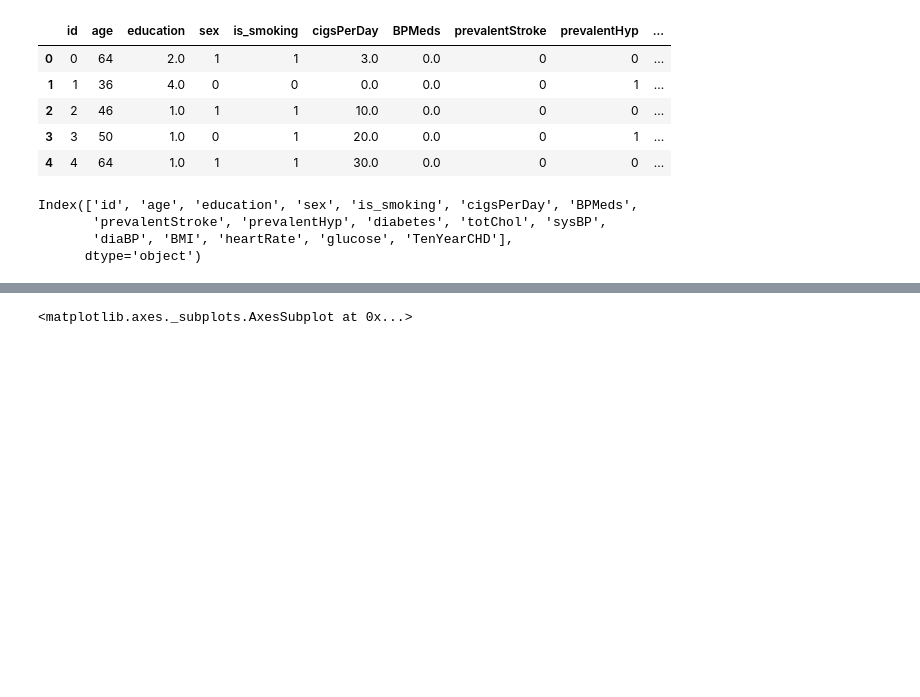
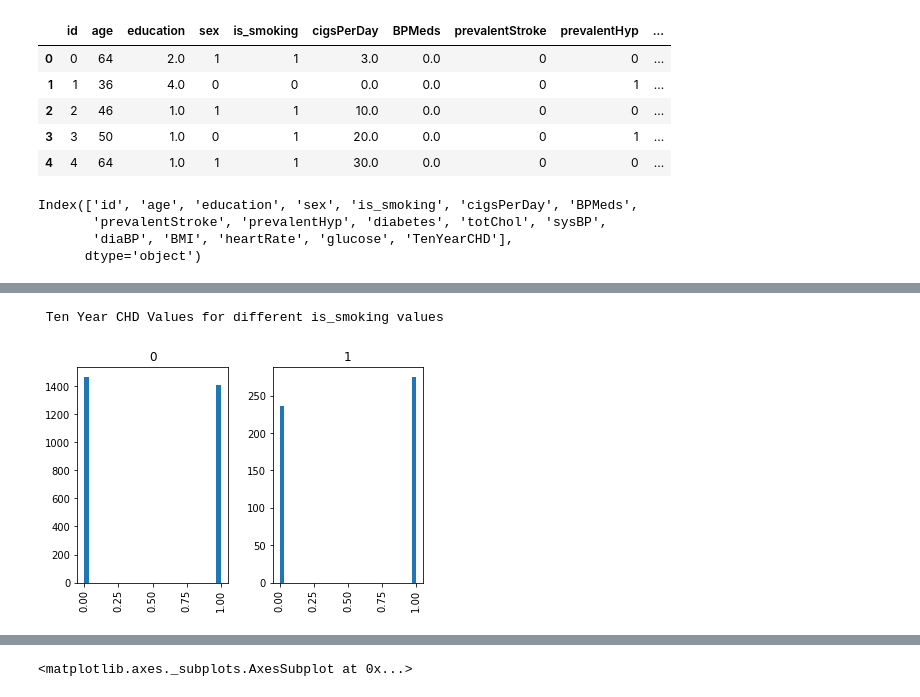
Before and after one commit to SAKSHIDHYANI/Cardiovascular-Risk-Prediction, a Jupyter notebook: Cardiovascular_Risk_Prediction.ipynb, the cells around one changed output, grey strips where cells are left out. Drawn from its saved outputs; the diff is of its cells as text; code cells hidden in the pictures; blank space fills up the shorter version.

```diff
--- a/Cardiovascular_Risk_Prediction.ipynb
+++ b/Cardiovascular_Risk_Prediction.ipynb
@@ -361,0 +386,6 @@ Index(['id', 'age', 'education', 'sex', 'is_smoking', 'cigsPerDay', 'BPMeds',
+# %%
+# data distribution for is_smoking column
+plot('is_smoking')
+# %% [output]
+ Ten Year CHD Values for different is_smoking values
+[figure, added]
```
Also changed, not shown: parts of 64 cells of this notebook.
